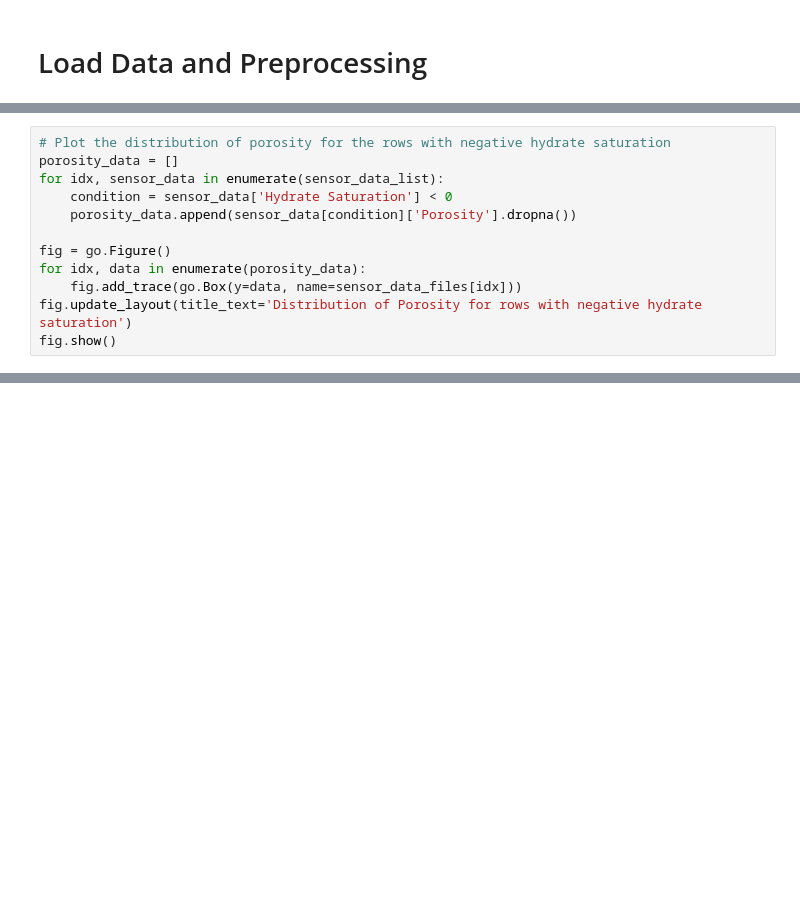
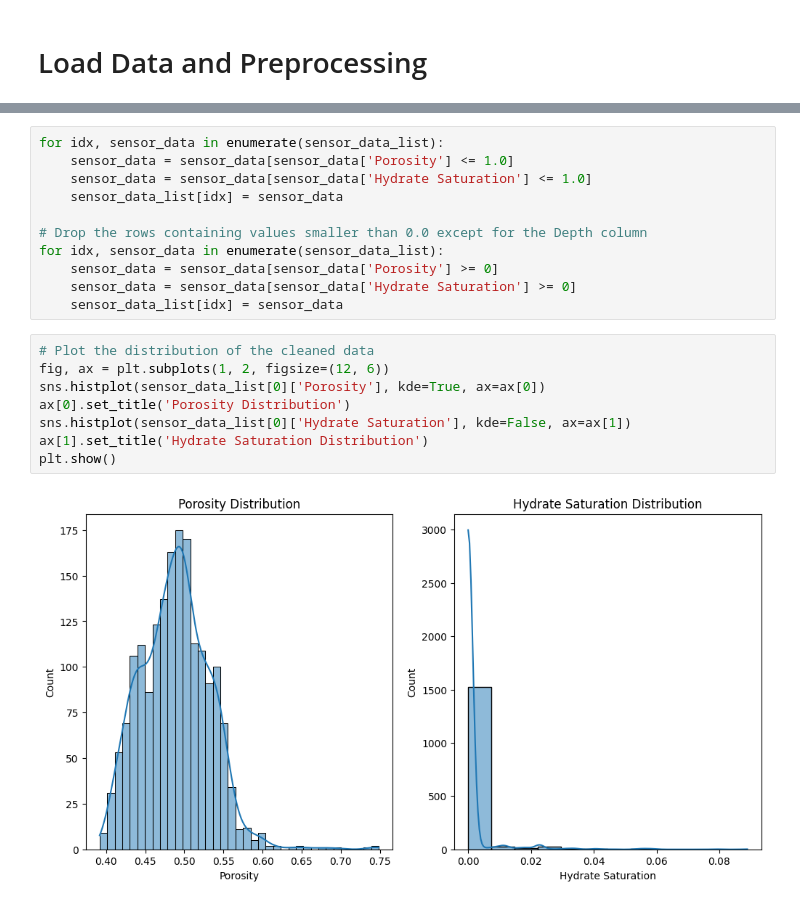
Before and after one commit to zivmax/model-2024c, a Jupyter notebook: code/eda.ipynb, the cells around one changed output, grey strips where cells are left out. Drawn from its saved outputs; the diff is of its cells as text; blank space fills up the shorter version.

```diff
--- a/code/eda.ipynb
+++ b/code/eda.ipynb
@@ -165,12 +123,0 @@ print(not_nan_count)
-# %%
-# Plot the distribution of porosity for the rows with negative hydrate saturation
-porosity_data = []
-for idx, sensor_data in enumerate(sensor_data_list):
-    condition = sensor_data['Hydrate Saturation'] < 0
-    porosity_data.append(sensor_data[condition]['Porosity'].dropna())
-
-fig = go.Figure()
-for idx, data in enumerate(porosity_data):
-    fig.add_trace(go.Box(y=data, name=sensor_data_files[idx]))
-fig.update_layout(title_text='Distribution of Porosity for rows with negative hydrate saturation')
-fig.show()
@@ -178,0 +124,21 @@ fig.show()
+# %%
+for idx, sensor_data in enumerate(sensor_data_list):
+    sensor_data = sensor_data[sensor_data['Porosity'] <= 1.0]
+    sensor_data = sensor_data[sensor_data['Hydrate Saturation'] <= 1.0]
+    sensor_data_list[idx] = sensor_data
+
+# Drop the rows containing values smaller than 0.0 except for the Depth column
+for idx, sensor_data in enumerate(sensor_data_list):
+    sensor_data = sensor_data[sensor_data['Porosity'] >= 0]
+    sensor_data = sensor_data[sensor_data['Hydrate Saturation'] >= 0]
+    sensor_data_list[idx] = sensor_data
+# %%
+# Plot the distribution of the cleaned data
+fig, ax = plt.subplots(1, 2, figsize=(12, 6))
+sns.histplot(sensor_data_list[0]['Porosity'], kde=True, ax=ax[0])
+ax[0].set_title('Porosity Distribution')
+sns.histplot(sensor_data_list[0]['Hydrate Saturation'], kde=False, ax=ax[1])
+ax[1].set_title('Hydrate Saturation Distribution')
+plt.show()
+# %% [output]
+[figure, added]
```
Also changed, not shown: parts of 7 cells of this notebook.
